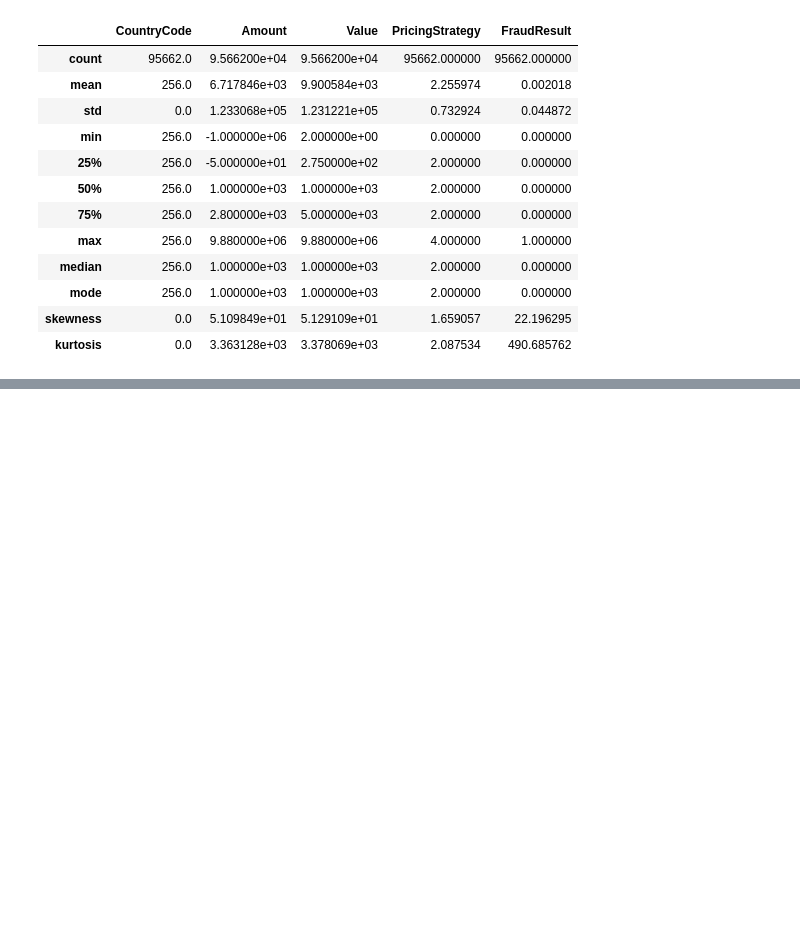
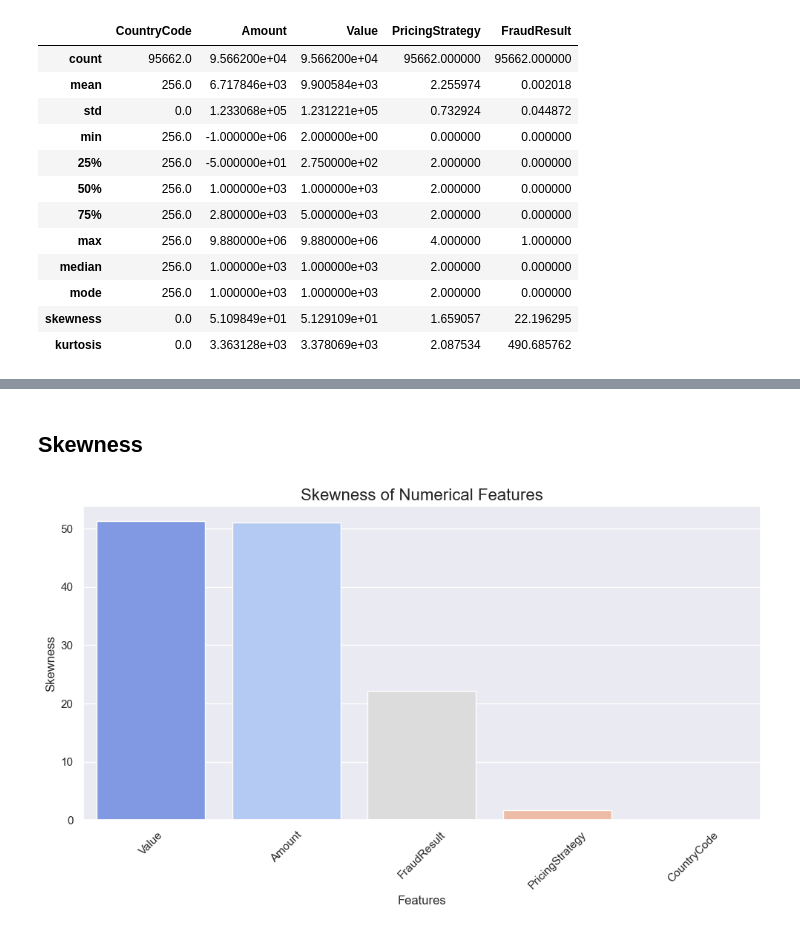
Before and after one commit to Akeab-tame/AlphaCare_Insurance_Solutions, a Jupyter notebook: notebooks/EDA.ipynb, the cells around one changed output, grey strips where cells are left out. Saved outputs shown, nothing was run; the diff lists cells and outputs as text; code cells hidden in the pictures; blank space fills up the shorter version.

```diff
--- a/notebooks/EDA.ipynb
+++ b/notebooks/EDA.ipynb
@@ -141,0 +185,24 @@ ValueError: The truth value of a Index is ambiguous. Use a.empty, a.bool(), a.it
+# %% [markdown]
+## Skewness
+# %%
+numeric_df = df.select_dtypes(include='number')
+skewness = numeric_df.skew().sort_values(ascending=False)
+# %%
+# Plot skewness
+plt.figure(figsize=(10, 6))
+sns.barplot(
+        x=skewness.index,
+        y=skewness.values,
+        hue=skewness.index,
+        palette='coolwarm',
+        dodge=False,
+        legend=False
+    )
+plt.title("Skewness of Numerical Features", fontsize=16)
+plt.xlabel("Features", fontsize=12)
+plt.ylabel("Skewness", fontsize=12)
+plt.xticks(rotation=45)
+plt.tight_layout()
+plt.show()
+# %% [output]
+[figure, added]
```
Also changed, not shown: parts of 20 cells of this notebook, 1 other file.
